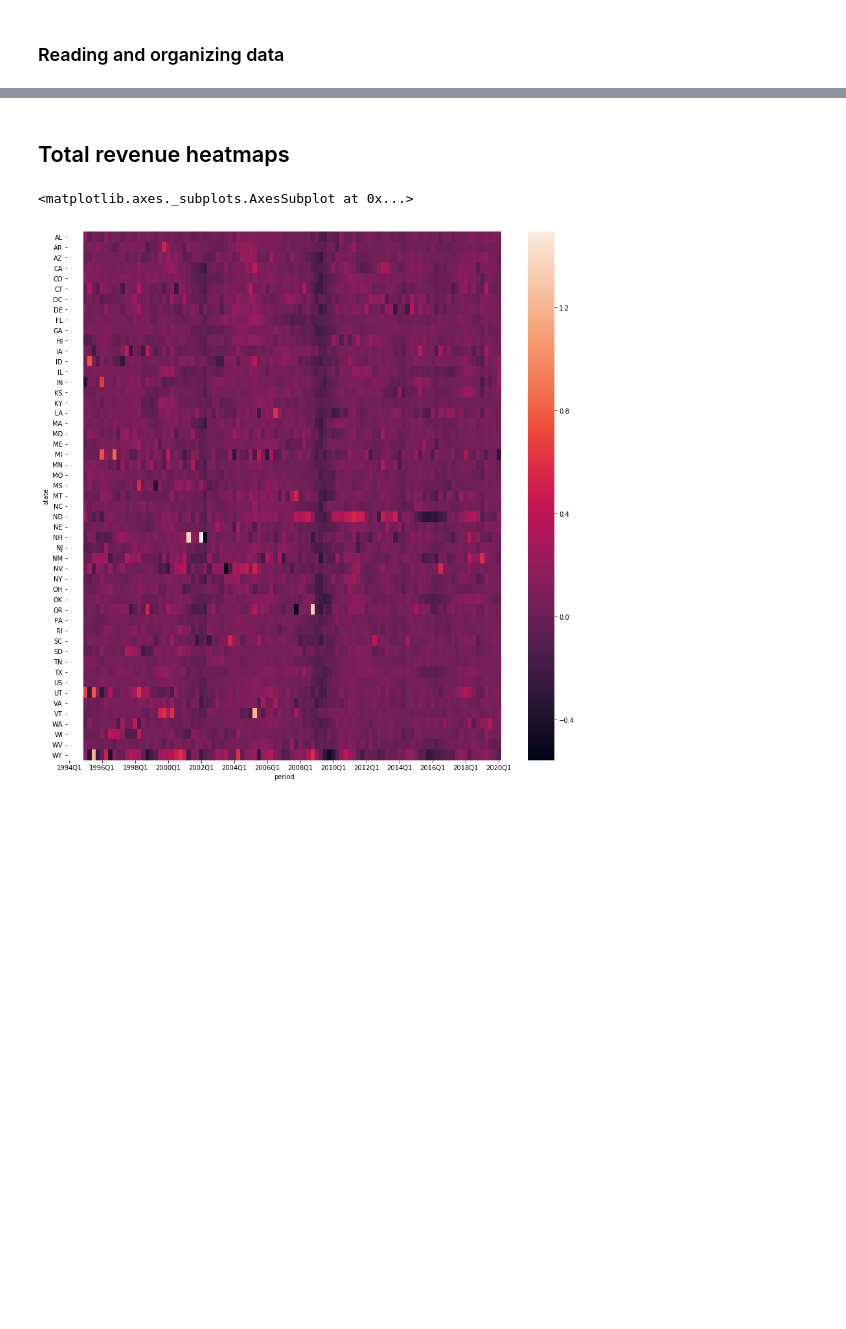
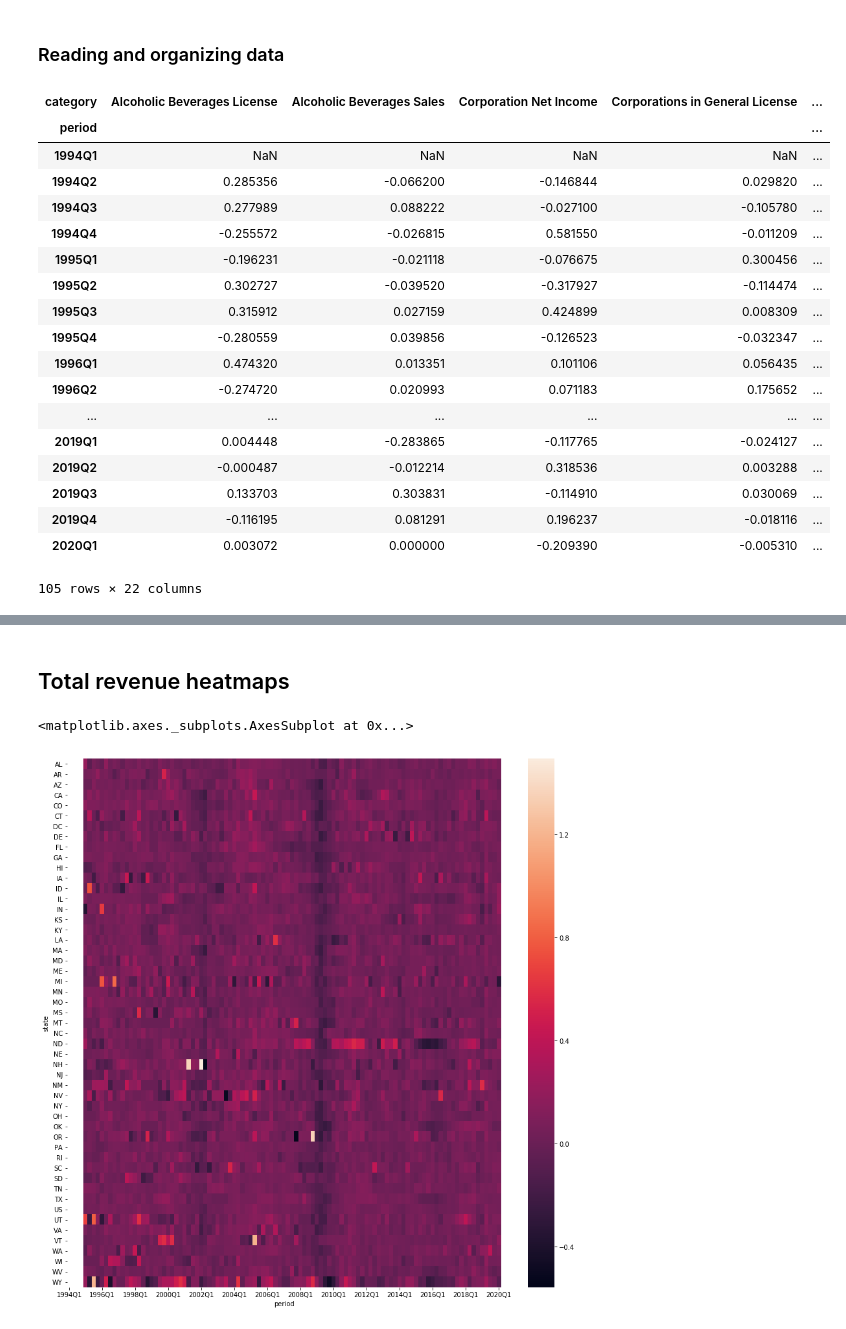
Before and after one commit to rcstein/qtax, a Jupyter notebook: QTax Data Analysis.ipynb, the cells around one changed output, grey strips where cells are left out. Drawn from its saved outputs; the diff is of its cells as text; code cells hidden in the pictures; blank space fills up the shorter version.

```diff
--- a/QTax Data Analysis.ipynb
+++ b/QTax Data Analysis.ipynb
@@ -160,3 +172,25 @@ for state in abbr_lookup:
+# %%
+by_state_data["Virginia"]["adjusted"].pct_change()
+# %% [output]
+| category | Alcoholic Beverages License | Alcoholic Beverages Sales | Corporation Net Income | Corporations in General License | ... |
+| period |  |  |  |  | ... |
+| 1994Q1 | NaN | NaN | NaN | NaN | ... |
+| 1994Q2 | 0.285356 | -0.066200 | -0.146844 | 0.029820 | ... |
+| 1994Q3 | 0.277989 | 0.088222 | -0.027100 | -0.105780 | ... |
+| 1994Q4 | -0.255572 | -0.026815 | 0.581550 | -0.011209 | ... |
+| 1995Q1 | -0.196231 | -0.021118 | -0.076675 | 0.300456 | ... |
+| 1995Q2 | 0.302727 | -0.039520 | -0.317927 | -0.114474 | ... |
+| 1995Q3 | 0.315912 | 0.027159 | 0.424899 | 0.008309 | ... |
+| 1995Q4 | -0.280559 | 0.039856 | -0.126523 | -0.032347 | ... |
+| 1996Q1 | 0.474320 | 0.013351 | 0.101106 | 0.056435 | ... |
+| 1996Q2 | -0.274720 | 0.020993 | 0.071183 | 0.175652 | ... |
+| ... | ... | ... | ... | ... | ... |
+| 2019Q1 | 0.004448 | -0.283865 | -0.117765 | -0.024127 | ... |
+| 2019Q2 | -0.000487 | -0.012214 | 0.318536 | 0.003288 | ... |
+| 2019Q3 | 0.133703 | 0.303831 | -0.114910 | 0.030069 | ... |
+| 2019Q4 | -0.116195 | 0.081291 | 0.196237 | -0.018116 | ... |
+| 2020Q1 | 0.003072 | 0.000000 | -0.209390 | -0.005310 | ... |
+105 rows × 22 columns
 # %%
 #def read_adj(state,cat = "total"):
     #return pd.read_csv("{}_{}_adj.csv".format(state,cat), header = 0,
```
Also changed, not shown: parts of 8 cells of this notebook, 2 other files.
